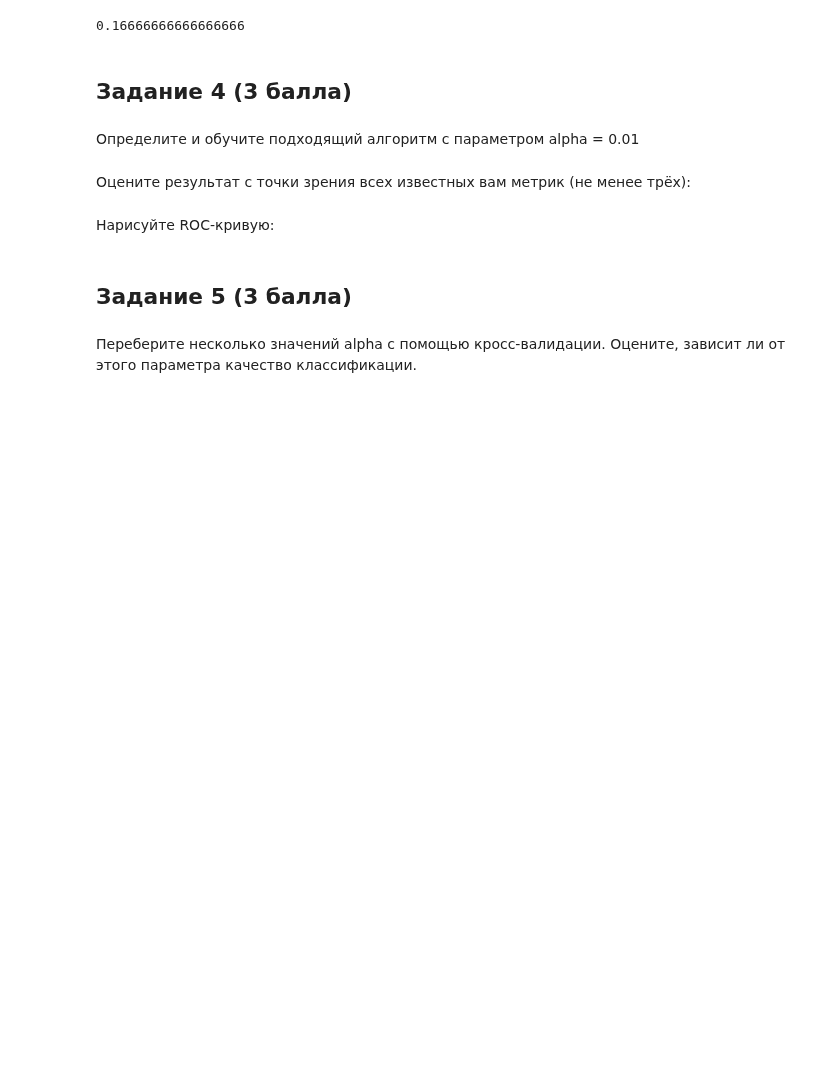
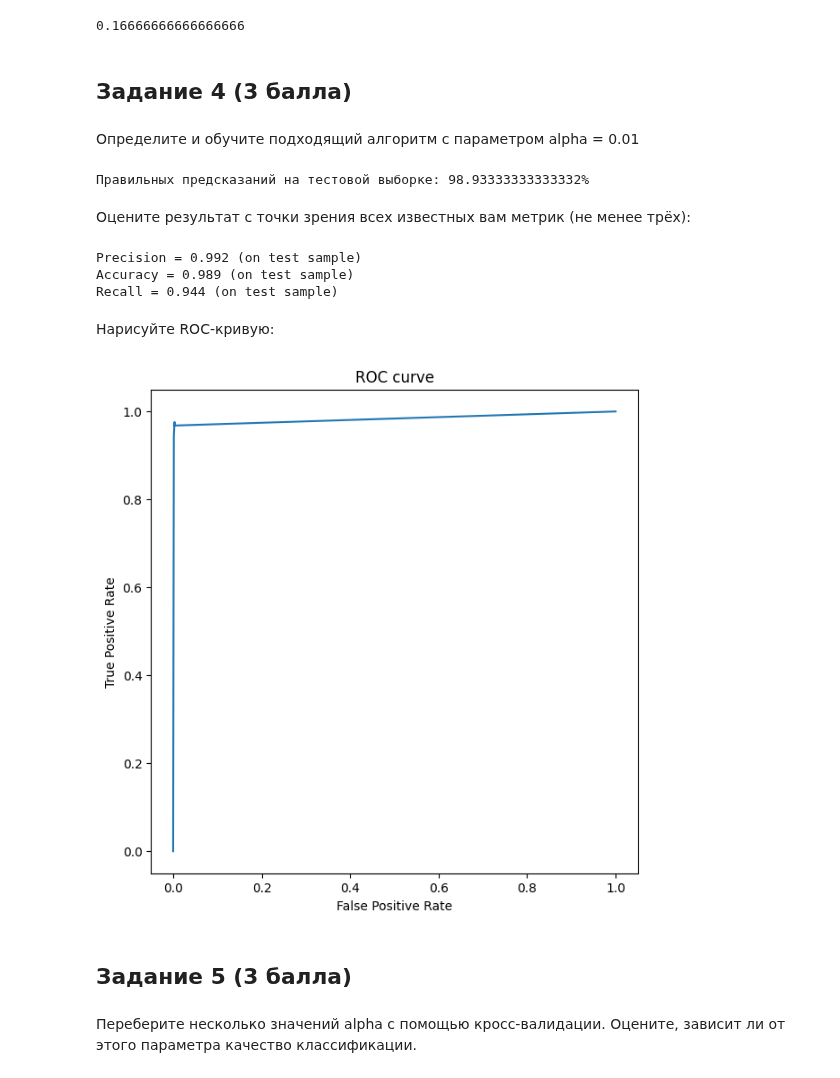
Before and after one commit to Irina-Kondratenko/SkillFactory, a Jupyter notebook: Data Science/Блок 6. Математика в ML. Часть II/MATH&ML-7. Теория вероятностей в контексте наивного байесовского классификатора/SGA_unit6_NBC.ipynb, the cells around one changed output. Saved outputs shown, nothing was run; the diff lists cells and outputs as text; code cells hidden in the pictures; blank space fills up the shorter version.

```diff
--- a/Data Science/Блок 6. Математика в ML. Часть II/MATH&ML-7. Теория вероятностей в контексте наивного байесовского классификатора/SGA_unit6_NBC.ipynb
+++ b/Data Science/Блок 6. Математика в ML. Часть II/MATH&ML-7. Теория вероятностей в контексте наивного байесовского классификатора/SGA_unit6_NBC.ipynb
@@ -108,2 +117,10 @@ y_test.mean()
+# %%
+bayes = ComplementNB(alpha=0.01)
+bayes.fit(X_train, y_train)
+predicted = bayes.predict(X_test)
+correct = (predicted == y_test).sum() / y_test.shape[0] * 100
+print('Правильных предсказаний на тестовой выборке: {}%'.format(correct))
+# %% [output]
+Правильных предсказаний на тестовой выборке: 98.93333333333332%
 # %% [markdown]
 Оцените результат с точки зрения всех известных вам метрик (не менее трёх):
@@ -112,2 +127,10 @@ y_test.mean()
+# %%
+print('Precision = {} (on test sample)'.format(round(precision_score(y_test, predicted), 3)))
+print('Accuracy = {} (on test sample)'.format(round(accuracy_score(y_test, predicted), 3)))
+print('Recall = {} (on test sample)'.format(round(recall_score(y_test, predicted), 3)))
+# %% [output]
+Precision = 0.992 (on test sample)
+Accuracy = 0.989 (on test sample)
+Recall = 0.944 (on test sample)
 # %% [markdown]
 Нарисуйте ROC-кривую:
@@ -116,3 +137,26 @@ y_test.mean()
+# %%
+alphas = [0.01, 0.12, 0.23, 0.33, 0.5, 0.7, 0.8, 0.9]
+false_positive_rates = [0.0]
+true_positive_rates = [0.0]
+for alpha in alphas:
+    bayes = ComplementNB(alpha=alpha)
+    bayes.fit(X_train, y_train)
+    predicted = bayes.predict(X_test)
+    false_positive_rate, true_positive_rate, _ = roc_curve(y_test, predicted)
+    false_positive_rates.append(false_positive_rate[1])
+    true_positive_rates.append(true_positive_rate[1])
+false_positive_rates.append(1.0)
+true_positive_rates.append(1.0)
+# Создаем график:
+plt.figure(figsize=(7, 7))
+# Рисуем кривую:
+plt.plot(false_positive_rates, true_positive_rates, label='Сглаженные значения ROC-AUC')
+plt.title('ROC curve')
+plt.xlabel('False Positive Rate')
+plt.ylabel('True Positive Rate')
+plt.show()
+# %% [output]
+[figure, added]
 # %% [markdown]
 ## Задание 5 (3 балла)
 # %% [markdown]
```
Also changed, not shown: parts of 6 cells of this notebook, 1 other file.
